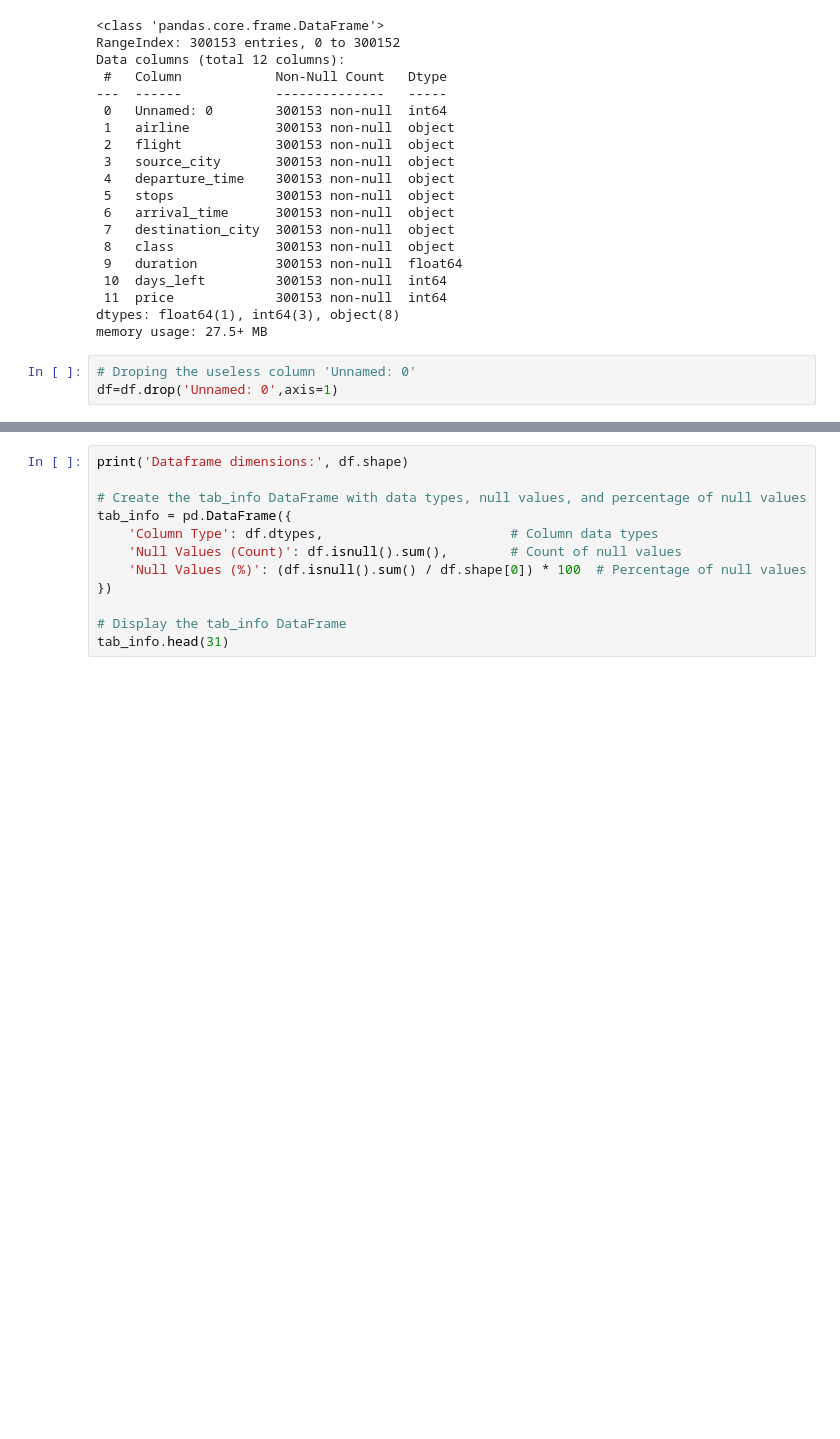
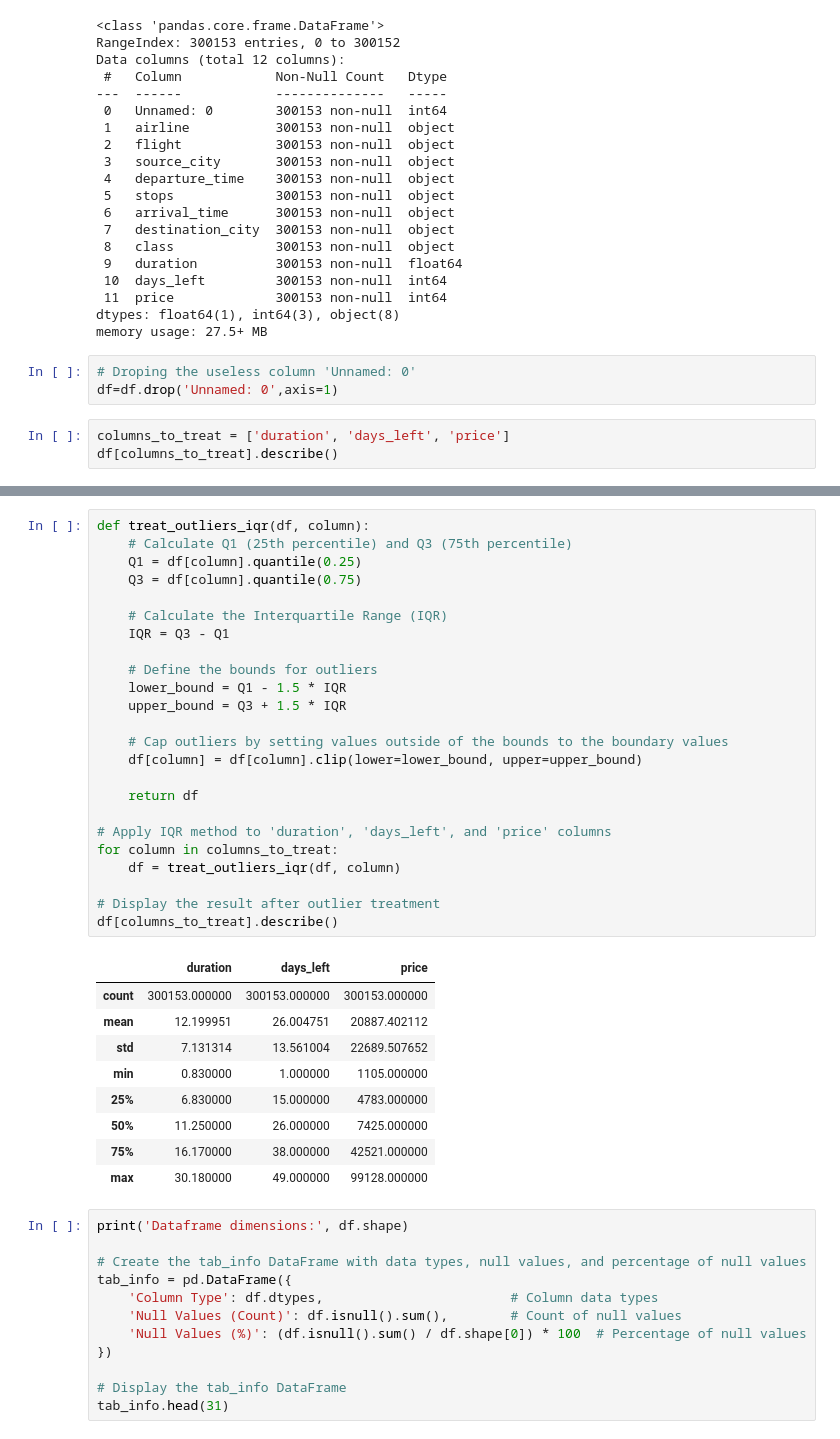
Before and after one commit to SavinduWickr/Flight_Price-Delay_Prediction, a Jupyter notebook: Price_Prediction/EDA_Flight_Price.ipynb, the cells around one changed output, grey strips where cells are left out. Drawn from its saved outputs; the diff is of its cells as text; blank space fills up the shorter version.

```diff
--- a/Price_Prediction/EDA_Flight_Price.ipynb
+++ b/Price_Prediction/EDA_Flight_Price.ipynb
@@ -36,3 +36,6 @@ memory usage: 27.5+ MB
 # %%
 # Droping the useless column 'Unnamed: 0'
 df=df.drop('Unnamed: 0',axis=1)
+# %%
+columns_to_treat = ['duration', 'days_left', 'price']
+df[columns_to_treat].describe()
@@ -39,3 +52,37 @@ df=df.drop('Unnamed: 0',axis=1)
+# %%
+def treat_outliers_iqr(df, column):
+    # Calculate Q1 (25th percentile) and Q3 (75th percentile)
+    Q1 = df[column].quantile(0.25)
+    Q3 = df[column].quantile(0.75)
+
+    # Calculate the Interquartile Range (IQR)
+    IQR = Q3 - Q1
+
+    # Define the bounds for outliers
+    lower_bound = Q1 - 1.5 * IQR
+    upper_bound = Q3 + 1.5 * IQR
+
+    # Cap outliers by setting values outside of the bounds to the boundary values
+    df[column] = df[column].clip(lower=lower_bound, upper=upper_bound)
+
+    return df
+
+# Apply IQR method to 'duration', 'days_left', and 'price' columns
+for column in columns_to_treat:
+    df = treat_outliers_iqr(df, column)
+
+# Display the result after outlier treatment
+df[columns_to_treat].describe()
+# %% [output]
+|  | duration | days_left | price |
+| count | 300153.000000 | 300153.000000 | 300153.000000 |
+| mean | 12.199951 | 26.004751 | 20887.402112 |
+| std | 7.131314 | 13.561004 | 22689.507652 |
+| min | 0.830000 | 1.000000 | 1105.000000 |
+| 25% | 6.830000 | 15.000000 | 4783.000000 |
+| 50% | 11.250000 | 26.000000 | 7425.000000 |
+| 75% | 16.170000 | 38.000000 | 42521.000000 |
+| max | 30.180000 | 49.000000 | 99128.000000 |
 # %%
 print('Dataframe dimensions:', df.shape)
 
```
Also changed, not shown: parts of 2 cells of this notebook.
